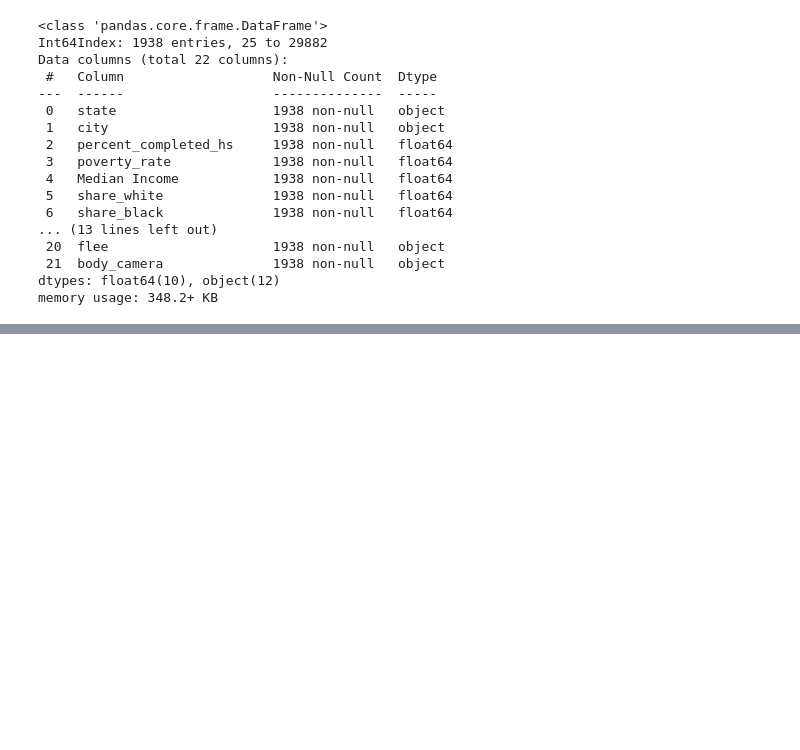
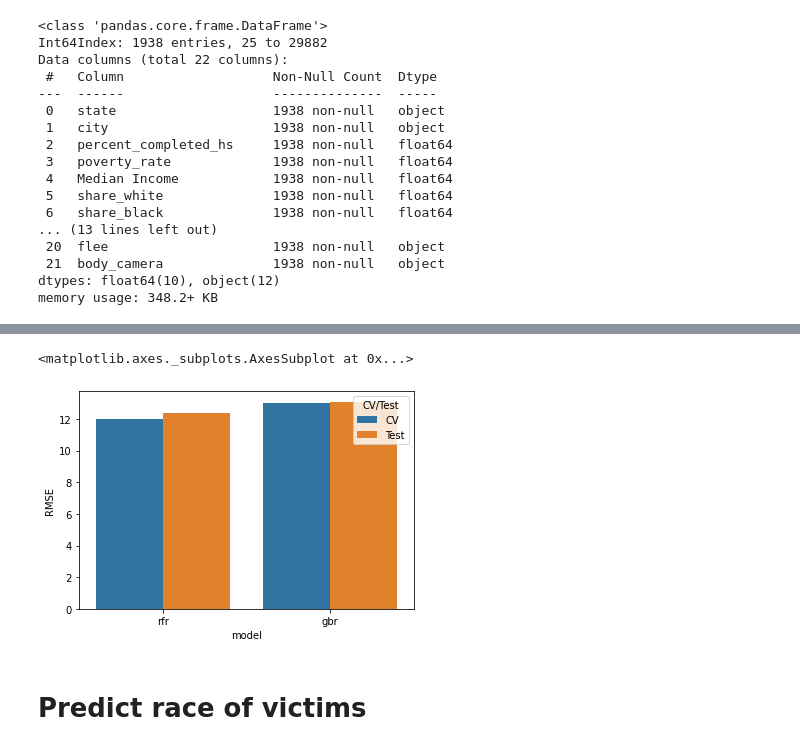
Before and after one commit to UToledo-DataScience/Fatal-Police-Shootings-in-the-US, a Jupyter notebook: ModelSelection/modelselection.ipynb, the cells around one changed output, grey strips where cells are left out. Saved outputs shown, nothing was run; the diff lists cells and outputs as text; code cells hidden in the pictures; blank space fills up the shorter version.

```diff
--- a/ModelSelection/modelselection.ipynb
+++ b/ModelSelection/modelselection.ipynb
@@ -88,0 +161,16 @@ X_test = pd.concat([X_test, X_OH_test_cols], axis=1)
+# %%
+# Random Forest Regressor
+age_rfr = ensemble.RandomForestRegressor()
+param_grid = {'n_estimators': [80, 100],
+              'max_depth': [20, 25],
+              'min_samples_split': [30,40]}
+
+gridsearch_age_rfr = model_selection.GridSearchCV(estimator=age_rfr,
+                                                  param_grid=param_grid,
+                                                  cv=5,
+                                                  scoring="neg_root_mean_squared_error")
+gridsearch_age_rfr.fit(X_age_train, y_age_train)
+
+print('\n\nRandom Forest Regressor CV RMSE: {}'.format(abs(gridsearch_age_rfr.best_score_)))
+print('Best parameters: {}'.format(gridsearch_age_rfr.best_params_))
+print('Random Forest Regressor Test RMSE: {}'.format(abs(gridsearch_age_rfr.score(X_age_test, y_age_test))))
@@ -88,0 +268,14 @@ X_test = pd.concat([X_test, X_OH_test_cols], axis=1)
+# %%
+rfr_CV_RMSE = abs(gridsearch_age_rfr.best_score_)
+rfr_test_RMSE = abs(gridsearch_age_rfr.score(X_age_test, y_age_test))
+gbr_CV_RMSE = abs(gridsearch_age_gbr.best_score_)
+gbr_test_RMSE = abs(gridsearch_age_gbr.score(X_age_test, y_age_test))
+age_models = pd.DataFrame({'RMSE': [rfr_CV_RMSE, rfr_test_RMSE, gbr_CV_RMSE, gbr_test_RMSE],
+                           'CV/Test':['CV','Test','CV','Test'],
+                           'model': ['rfr','rfr','gbr','gbr']})
+sns.barplot(x=age_models['model'], y=age_models['RMSE'], hue=age_models['CV/Test'])
+# %% [output]
+<matplotlib.axes._subplots.AxesSubplot at 0x...>
+[figure, added]
+# %% [markdown]
+# **Predict race of victims**
```
Also changed, not shown: parts of 21 cells of this notebook.
